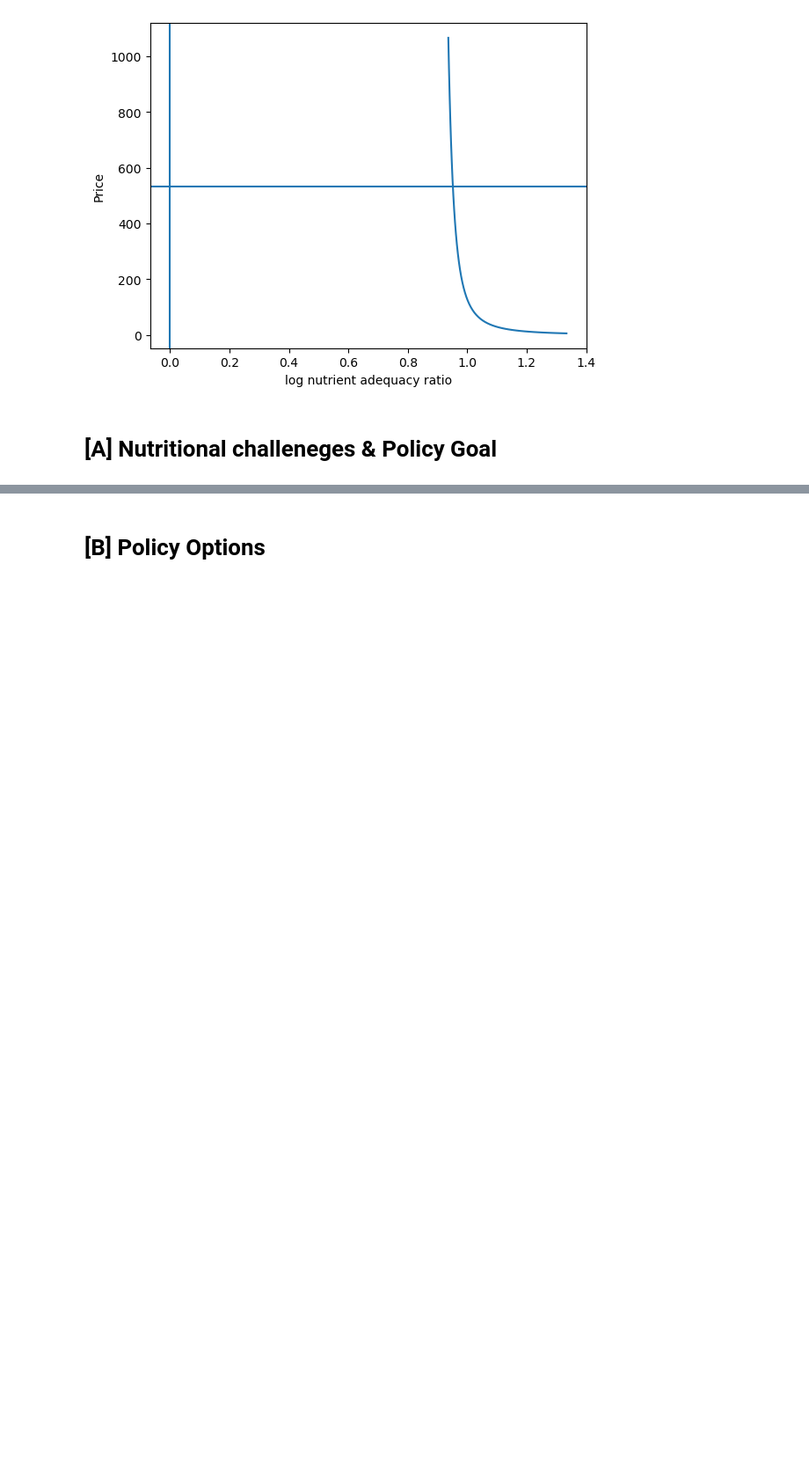
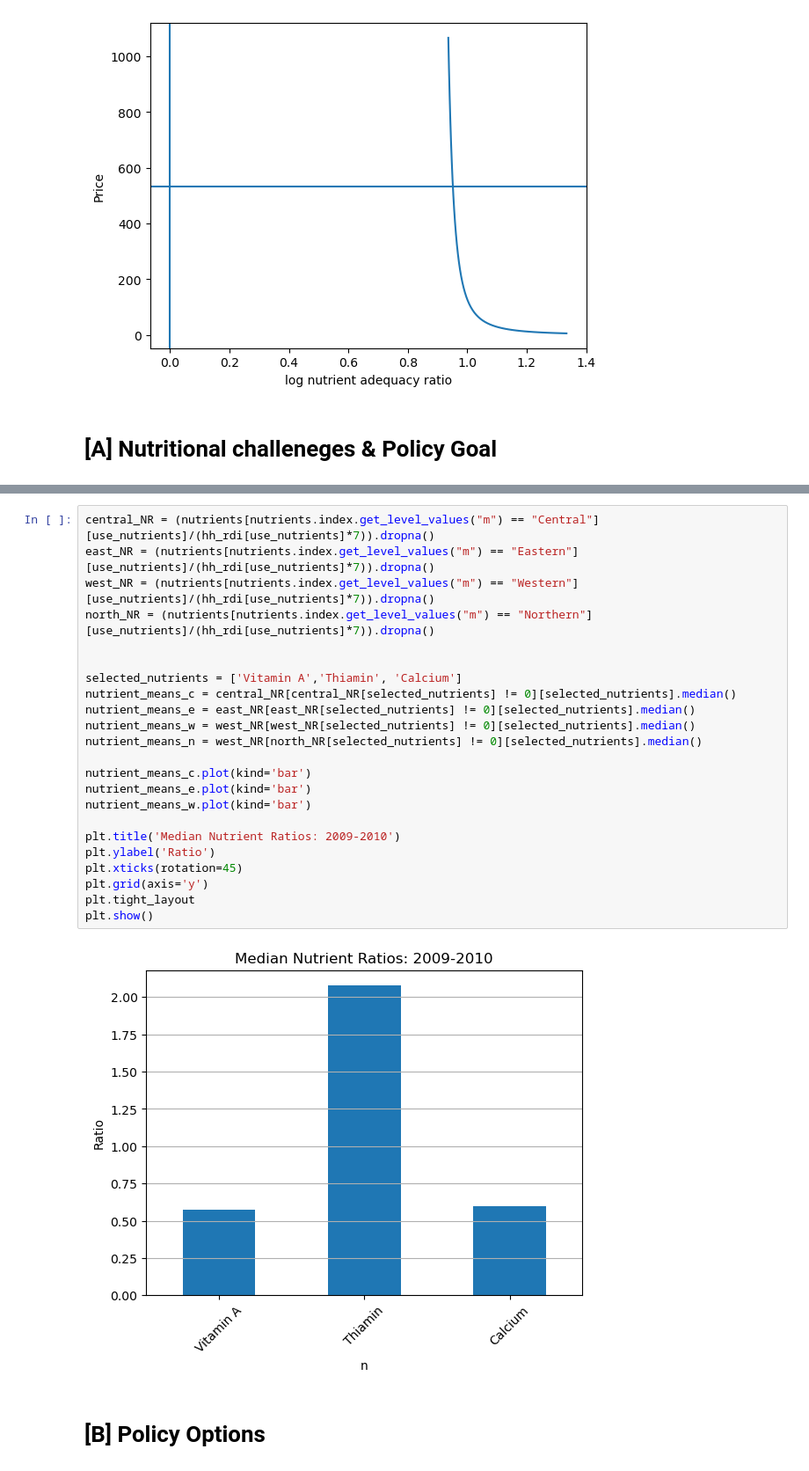
Before and after one commit to JackPollard4/Project-4-153, a Jupyter notebook: Mary2009-10.ipynb, the cells around one changed output, grey strips where cells are left out. Shown at 88% size. Saved outputs shown, nothing was run; the diff lists cells and outputs as text; blank space fills up the shorter version.

```diff
--- a/Mary2009-10.ipynb
+++ b/Mary2009-10.ipynb
@@ -640,3 +654,28 @@ plt.show()
+# %%
+central_NR = (nutrients[nutrients.index.get_level_values("m") == "Central"][use_nutrients]/(hh_rdi[use_nutrients]*7)).dropna()
+east_NR = (nutrients[nutrients.index.get_level_values("m") == "Eastern"][use_nutrients]/(hh_rdi[use_nutrients]*7)).dropna()
+west_NR = (nutrients[nutrients.index.get_level_values("m") == "Western"][use_nutrients]/(hh_rdi[use_nutrients]*7)).dropna()
+north_NR = (nutrients[nutrients.index.get_level_values("m") == "Northern"][use_nutrients]/(hh_rdi[use_nutrients]*7)).dropna()
+
+
+selected_nutrients = ['Vitamin A','Thiamin', 'Calcium']
+nutrient_means_c = central_NR[central_NR[selected_nutrients] != 0][selected_nutrients].median()
+nutrient_means_e = east_NR[east_NR[selected_nutrients] != 0][selected_nutrients].median()
+nutrient_means_w = west_NR[west_NR[selected_nutrients] != 0][selected_nutrients].median()
+nutrient_means_n = west_NR[north_NR[selected_nutrients] != 0][selected_nutrients].median()
+
+nutrient_means_c.plot(kind='bar')
+nutrient_means_e.plot(kind='bar')
+nutrient_means_w.plot(kind='bar')
+
+plt.title('Median Nutrient Ratios: 2009-2010')
+plt.ylabel('Ratio')
+plt.xticks(rotation=45)
+plt.grid(axis='y')
+plt.tight_layout
+plt.show()
+# %% [output]
+[figure, added]
 # %% [markdown]
 # [B] Policy Options
 # %% [markdown]
```
Also changed, not shown: parts of 10 cells of this notebook, 1 other file.
